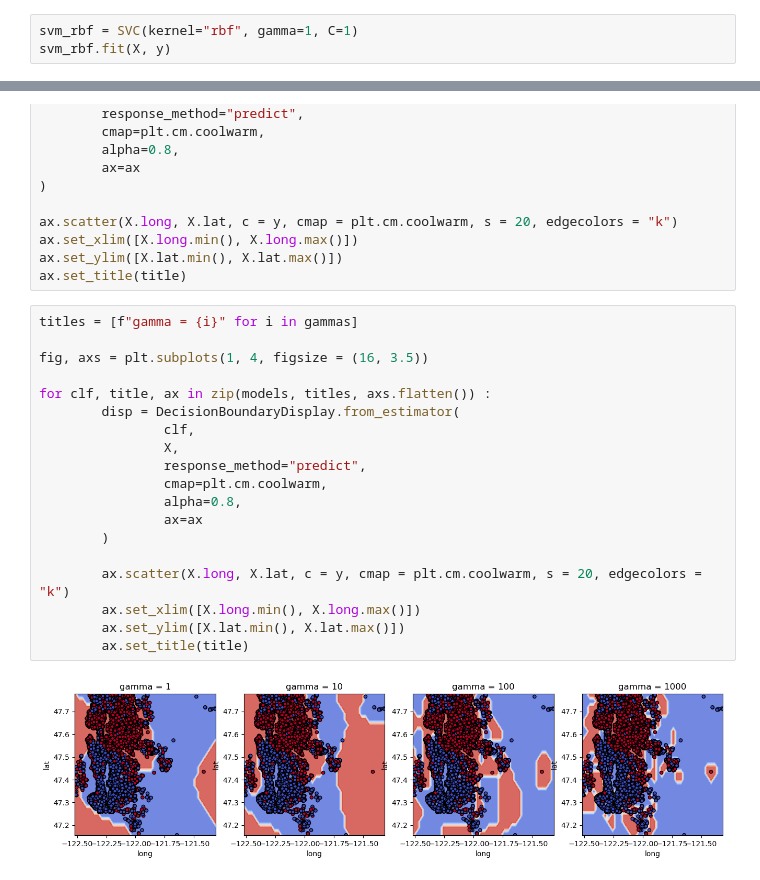
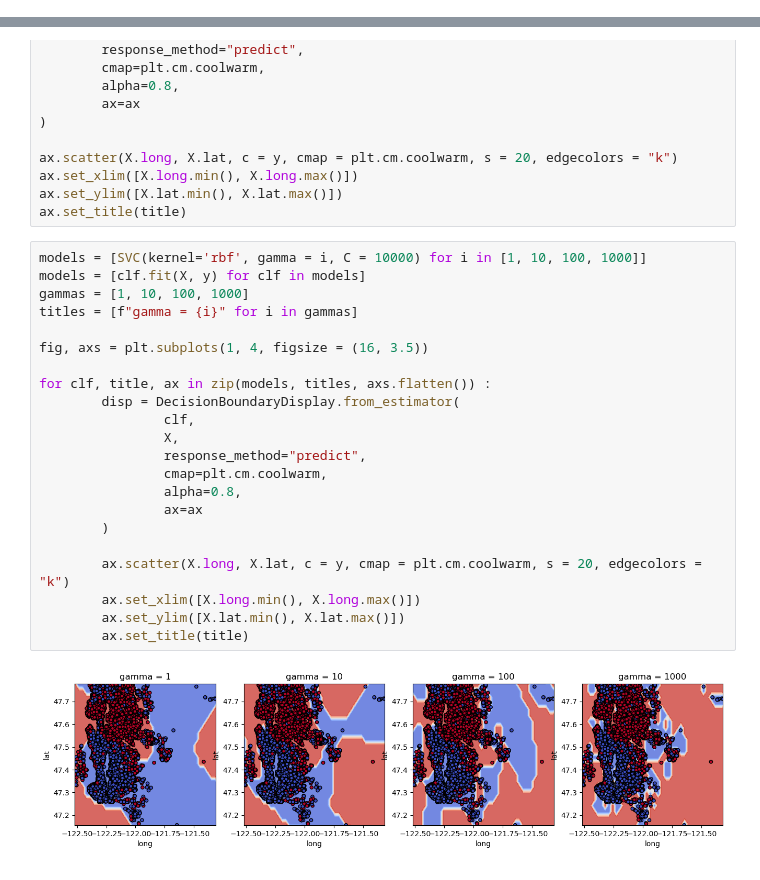
Before and after one commit to HollyRiver/ML2024, a Jupyter notebook: hw/기말 발표/SVM.ipynb, the cells around one changed output, grey strips where cells are left out. Drawn from its saved outputs; the diff is of its cells as text.

```diff
--- a/hw/기말 발표/SVM.ipynb
+++ b/hw/기말 발표/SVM.ipynb
@@ -34,6 +34,3 @@ df_train = df_train.reset_index(drop = True)
 df_test = df_test.reset_index(drop = True)
 
 train_date, test_date = month_days_split(df_train, df_test)
-# %%
-svm_rbf = SVC(kernel="rbf", gamma=1, C=1)
-svm_rbf.fit(X, y)
@@ -94,23 +65,26 @@ ax.set_xlim([X.long.min(), X.long.max()])
 ax.set_ylim([X.lat.min(), X.lat.max()])
 ax.set_title(title)
 # %%
+models = [SVC(kernel='rbf', gamma = i, C = 10000) for i in [1, 10, 100, 1000]]
+models = [clf.fit(X, y) for clf in models]
+gammas = [1, 10, 100, 1000]
 titles = [f"gamma = {i}" for i in gammas]
 
 fig, axs = plt.subplots(1, 4, figsize = (16, 3.5))
 
 for clf, title, ax in zip(models, titles, axs.flatten()) :
         disp = DecisionBoundaryDisplay.from_estimator(
                 clf,
                 X,
                 response_method="predict",
                 cmap=plt.cm.coolwarm,
                 alpha=0.8,
                 ax=ax
         )
 
         ax.scatter(X.long, X.lat, c = y, cmap = plt.cm.coolwarm, s = 20, edgecolors = "k")
         ax.set_xlim([X.long.min(), X.long.max()])
         ax.set_ylim([X.lat.min(), X.lat.max()])
         ax.set_title(title)
 # %% [output]
-[figure, old version]
+[figure, new version]
```
Also changed, not shown: parts of 13 cells of this notebook, 4 other files.
